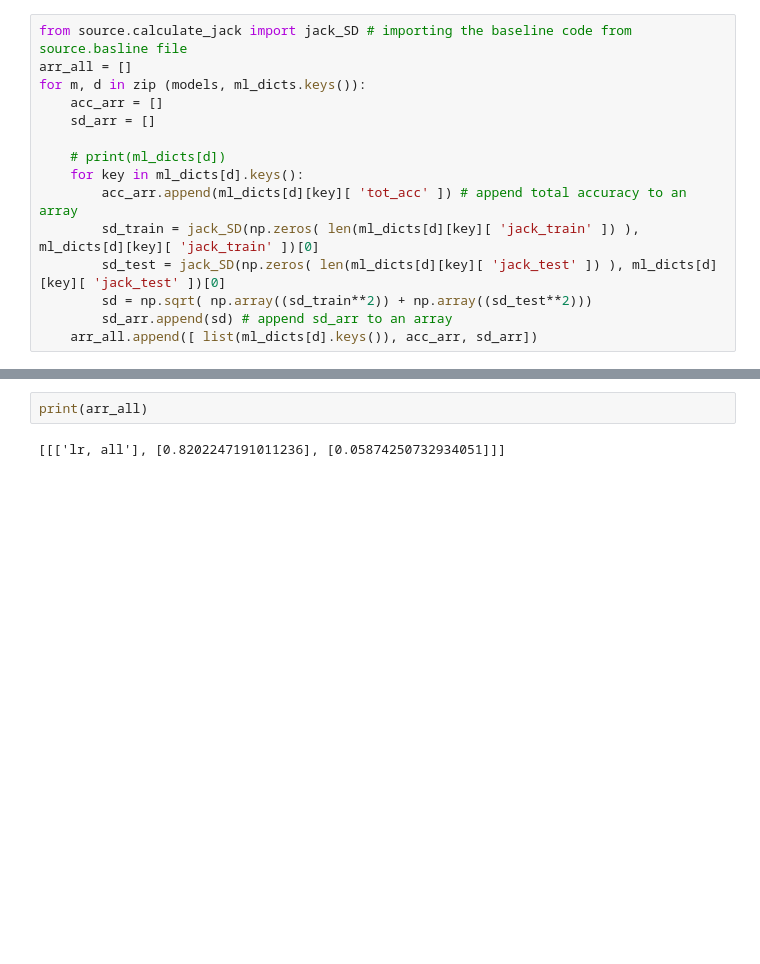
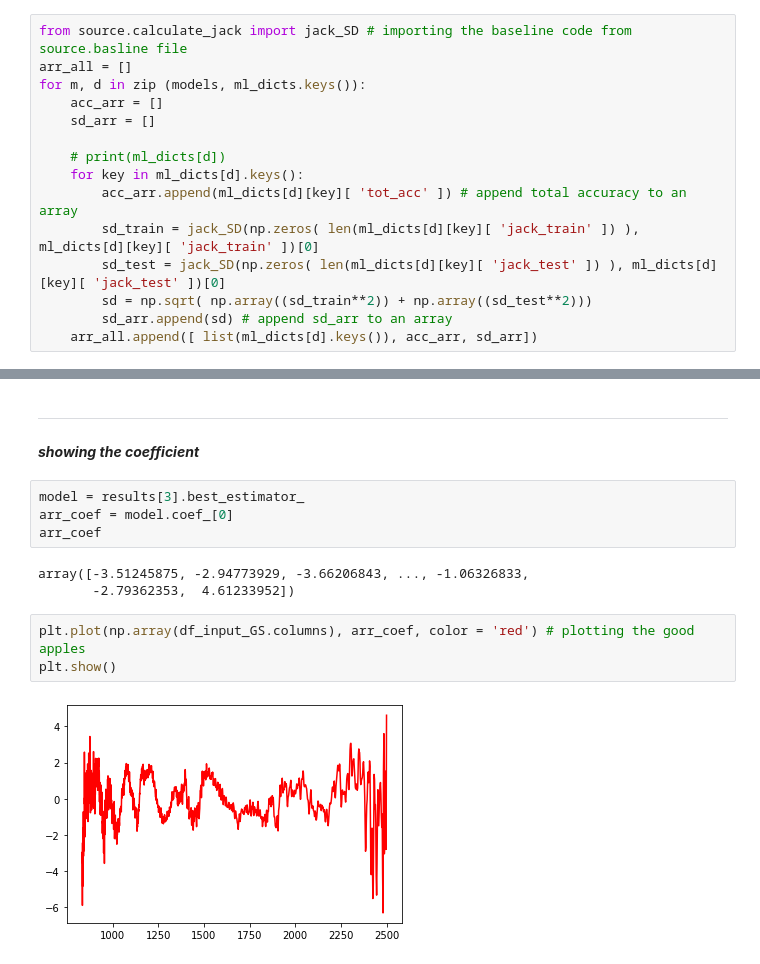
Before and after one commit to eahussein/apple_classification, a Jupyter notebook: gs/tutorial3_gs.ipynb, the cells around one changed output, grey strips where cells are left out. Saved outputs shown, nothing was run; the diff lists cells and outputs as text; blank space fills up the shorter version.

Commit message:
adding coef to the 3rd notebook

```diff
--- a/gs/tutorial3_gs.ipynb
+++ b/gs/tutorial3_gs.ipynb
@@ -108,4 +108,16 @@ print(arr_all)
-# %%
-print(arr_all)
-# %% [output]
-[[['lr, all'], [0.8202247191011236], [0.05874250732934051]]]
+# %% [markdown]
+---
+# %% [markdown]
+<b><i> showing the coefficient </i></b>
+# %%
+model = results[3].best_estimator_
+arr_coef = model.coef_[0]
+arr_coef
+# %% [output]
+array([-3.51245875, -2.94773929, -3.66206843, ..., -1.06326833,
+       -2.79362353,  4.61233952])
+# %%
+plt.plot(np.array(df_input_GS.columns), arr_coef, color = 'red') # plotting the good apples
+plt.show()
+# %% [output]
+[figure, added]
```
Also changed, not shown: parts of 3 cells of this notebook, 4 other files.
